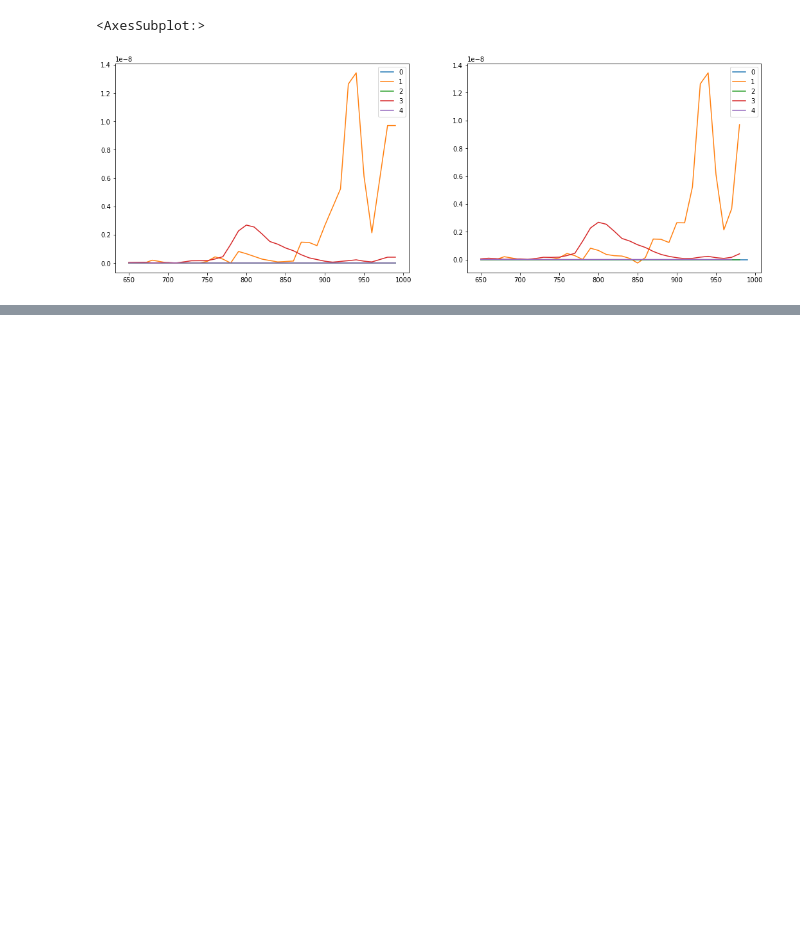
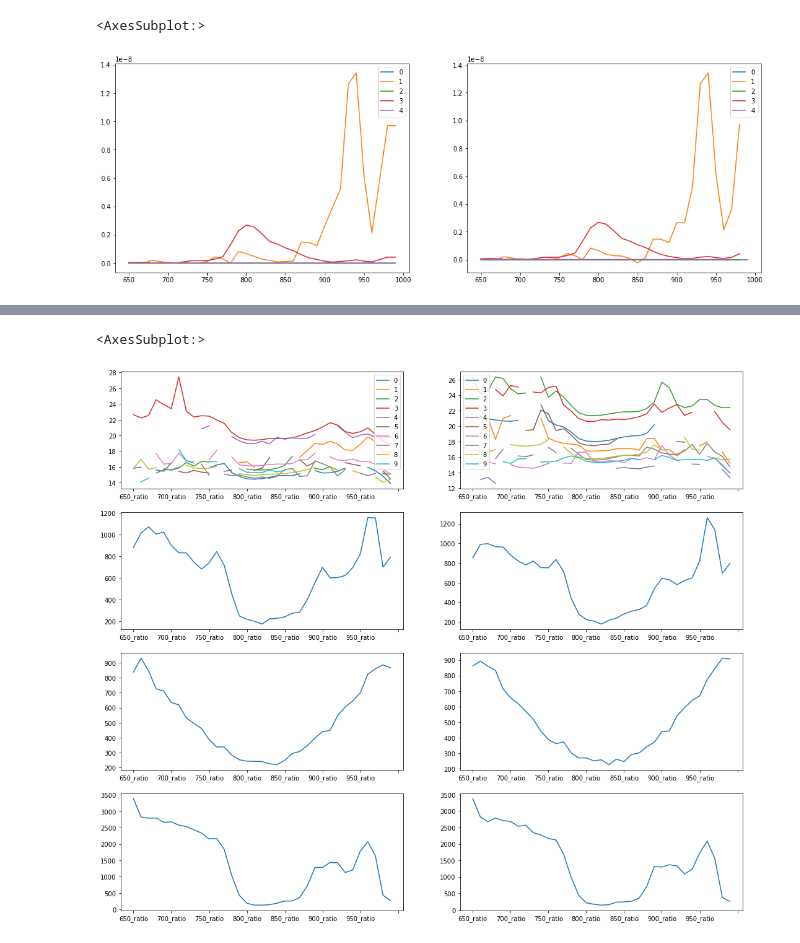
Before and after one commit to JSND-OJ/DataAnalysis, a Jupyter notebook: 실전데이터알아보기(real)/실전 데이터 분석 및 머신 러닝 튜닝.ipynb, the cells around one changed output, grey strips where cells are left out. Cells and saved outputs as stored; diff of their text form; code cells hidden in the pictures; blank space fills up the shorter version.

```diff
--- a/실전데이터알아보기(real)/실전 데이터 분석 및 머신 러닝 튜닝.ipynb
+++ b/실전데이터알아보기(real)/실전 데이터 분석 및 머신 러닝 튜닝.ipynb
@@ -324,0 +357,26 @@ test_dst_i.isnull().sum().plot(ax=ax4)
+# %%
+# beer-lambert 법칙 --> 흡광도 A 컬럼 만들기
+# np.log(src/dst) ratio2
+# np.log(src/dst)/(rho*0.1) ratio
+for i in range(35):
+    train[f'{650+(i*10)}_ratio']=np.log(train[f'{650+(i*10)}_src']/train[f'{650+(i*10)}_dst'])/(train['rho']*0.1)
+    test[f'{650+(i*10)}_ratio']=np.log(test[f'{650+(i*10)}_src']/test[f'{650+(i*10)}_dst'])/(test['rho']*0.1)
+# %%
+for i in range(35):
+    train[f'{650+(i*10)}_ratio2']=np.log(train[f'{650+(i*10)}_src']/train[f'{650+(i*10)}_dst'])
+    test[f'{650+(i*10)}_ratio2']=np.log(test[f'{650+(i*10)}_src']/test[f'{650+(i*10)}_dst'])
+# %%
+# ratio의 그래프, 빈값, 음의 무한대, 양의 무한대
+figure, ((ax1, ax2),(ax3, ax4),(ax5, ax6),(ax7, ax8)) = plt.subplots(nrows=4, ncols=2)
+figure.set_size_inches(18,16)
+train.filter(regex='_ratio$', axis='columns').head(10).T.plot(ax=ax1)
+test.filter(regex='_ratio$', axis='columns').head(10).T.plot(ax=ax2)
+train.filter(regex='_ratio$', axis='columns').isnull().sum().plot(ax=ax3)
+test.filter(regex='_ratio$', axis='columns').isnull().sum().plot(ax=ax4)
+train.filter(regex='_ratio$', axis='columns').isin([float('-inf')]).sum().plot(ax=ax5)
+test.filter(regex='_ratio$', axis='columns').isin([float('-inf')]).sum().plot(ax=ax6)
+train.filter(regex='_ratio$', axis='columns').isin([float('inf')]).sum().plot(ax=ax7)
+test.filter(regex='_ratio$', axis='columns').isin([float('inf')]).sum().plot(ax=ax8)
+# %% [output]
+<AxesSubplot:>
+[figure, added]
```
Also changed, not shown: parts of 115 cells of this notebook, 2 other files.
